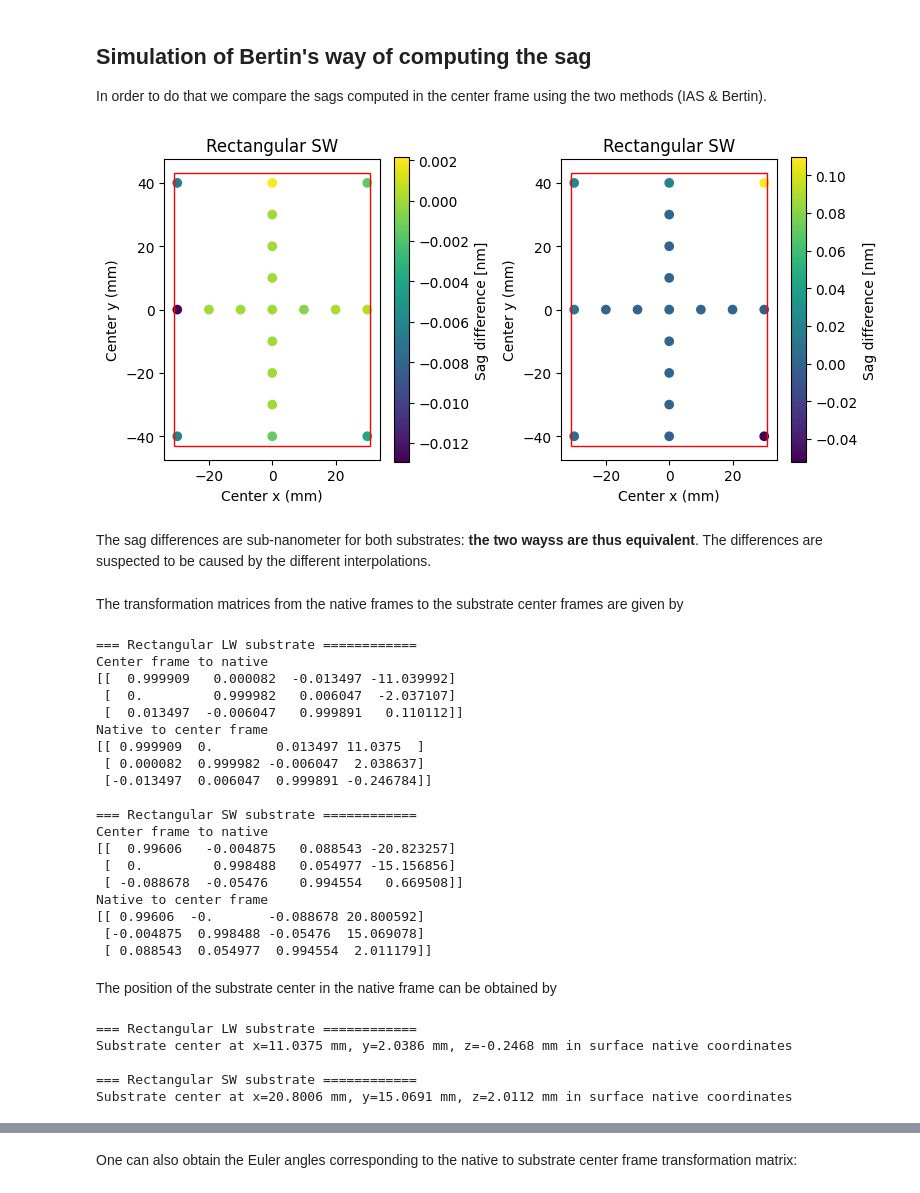
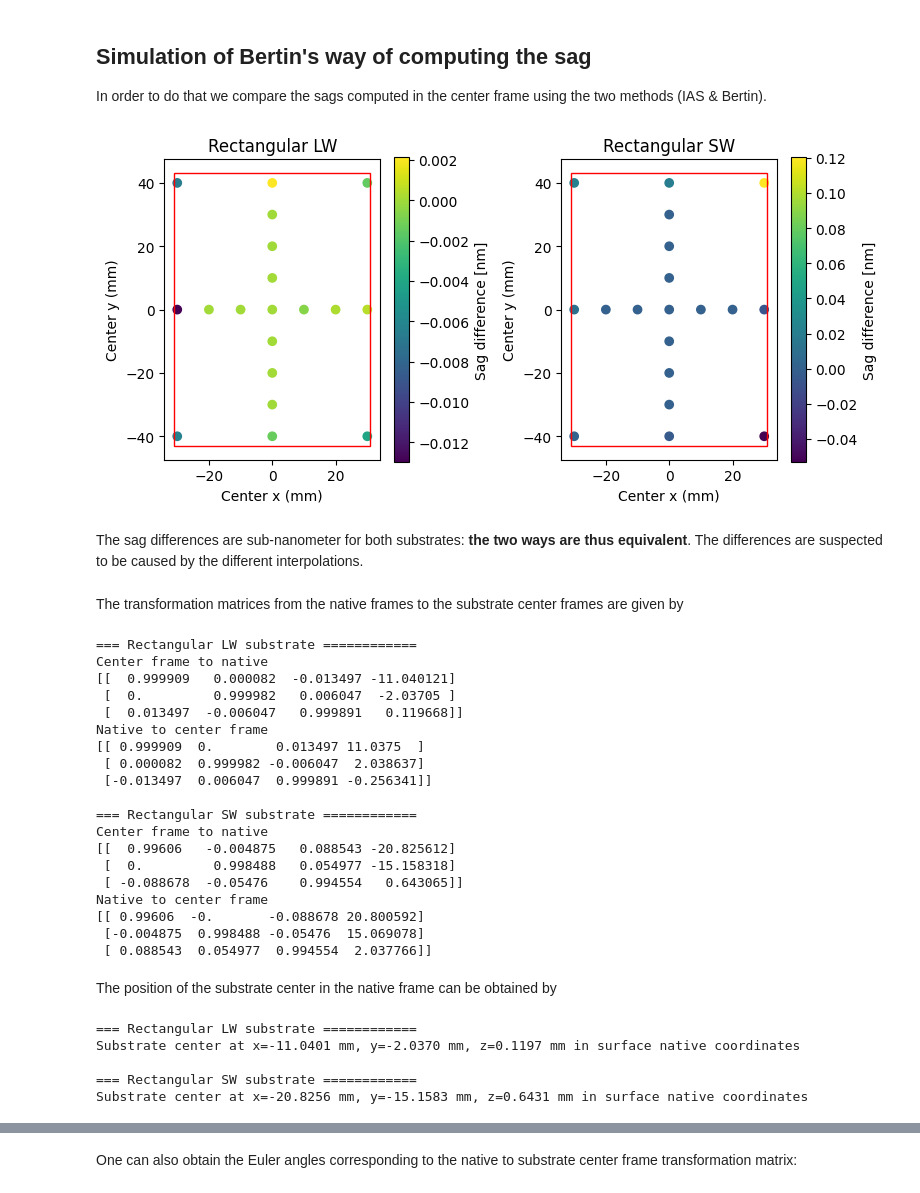
Before and after one commit to frederic-auchere/solar_c, a Jupyter notebook: sag_validation_with_bertin.ipynb, the cells around one changed output, grey strips where cells are left out. Drawn from its saved outputs; the diff is of its cells as text; code cells hidden in the pictures.

```diff
--- a/sag_validation_with_bertin.ipynb
+++ b/sag_validation_with_bertin.ipynb
@@ -121,6 +120,9 @@ We verify that the two substrate definitions are equivalent by comparing the sag
 # %%
 fig, axes = plt.subplots(1, 2, tight_layout=True, figsize=(8, 4))
 fig.suptitle('Sag difference between surfaces defined wrt EGA and substrate center')
+
+limits = x_min, x_max, y_min, y_max
+grid_center = substrate_center.grid(nx, ny, limits)
 
 for substrate_ega, substrate_center, ax in zip(substrates_ega, substrates_center, axes):
     # Translate the substrate points to the substrate frame (EGA & center) and define the corresponding grid
@@ -130,9 +132,6 @@ for substrate_ega, substrate_center, ax in zip(substrates_ega, substrates_center
     grid_ega = substrate_ega.grid(nx, ny, limits)
     sag_ega = substrate_ega.sag(grid_ega)[(iy, ix)]  # compute sag and select at the locations defined by Bertin
     # Center
-    limits = (x_min + substrate_center.aperture.dx, x_max + substrate_center.aperture.dx,
-              y_min + substrate_center.aperture.dy, y_max + substrate_center.aperture.dy)
-    grid_center = substrate_center.grid(nx, ny, limits)
     sag_center = substrate_center.sag(grid_center)[(iy, ix)]
     delta = sag_ega - sag_center  # sag difference
     # Compensate sag difference at substrate center between the two definitions
@@ -142,6 +141,7 @@ for substrate_ega, substrate_center, ax in zip(substrates_ega, substrates_center
 
     print(f'{substrate_ega.name} : PV={np.nanmax(delta) - np.nanmin(delta):.5f} nm, RMS={np.nanstd(delta):.5f} nm')
     plot_delta(ax, delta)
+    ax.set_title(substrate_ega.name)
 # %% [output]
 Rectangular LW : PV=0.00194 nm, RMS=0.00047 nm
 Rectangular SW : PV=0.17602 nm, RMS=0.03226 nm
@@ -153,7 +153,7 @@ For reference, we give here the sag values in the substrate center frames:
 # %%
 for substrate in substrates_center:
     print(f'=== {substrate.name} substrate ============')
-    sag = substrate.sag()[(iy, ix)]
+    sag = substrate.sag(grid_center)[iy, ix]
     print('x y z')
     for x, y, z in zip(bertin_center_x, bertin_center_y, sag):
         print(f'{x:.0f} {y:.0f} {z:.7f}')
@@ -189,37 +189,38 @@ for substrate_center, ax in zip(substrates_center, axes):
     native_surface = copy.deepcopy(substrate_center.surface)
     native_surface.dx, native_surface.dy, native_surface.dz = 0, 0, 0
     native_surface.alpha, native_surface.beta, native_surface.gamma = 0, 0, 0
 
     # define a regular grid in the surface native coordinates with enough margin to cover the substrate
     x_half_width = int(substrate_center.aperture.x_width / 2 + abs(substrate_center.surface.dx) + 2 * dx)
     y_half_width = int(substrate_center.aperture.y_width / 2 + abs(substrate_center.surface.dy) + 2 * dy)
     nx = int(2 * x_half_width / dx)
     nx += (nx + 1) % 2
     ny = int(2 * y_half_width / dy)
     ny += (ny + 1) % 2
     x_surface_native, y_surface_native = np.meshgrid(np.linspace(-x_half_width, x_half_width, nx),
                                                      np.linspace(-y_half_width, y_half_width, ny))
     # compute the corresponding sag
     z_surface_native = native_surface.sag((x_surface_native, y_surface_native))
 
     # Transform the coordinates from surface to substrate center coordinates
     xyz = np.stack((x_surface_native.ravel(),
                     y_surface_native.ravel(),
                     z_surface_native.ravel(),
                     np.ones(x_surface_native.size)))
     x_surface_center, y_surface_center, z_surface_center = substrate_center.surface.inverse_rotation_matrix() @ xyz
 
     # Interpolation at Bertin' locations
     xy = (grid_center[0].flatten(), grid_center[1].flatten())
     z = griddata((x_surface_center, y_surface_center), z_surface_center, xy, rescale=True, method='cubic').reshape(grid_center[0].shape)[iy, ix]
 
-    delta = substrate_center.sag()[iy, ix] - z
+    delta = substrate_center.sag(grid_center)[iy, ix] - z
     delta *= 1e6 # convert to [nm]
     plot_delta(ax, delta)
+    ax.set_title(substrate_center.name)
 # %% [output]
-[figure, old version]
+[figure, new version]
 # %% [markdown]
-The sag differences are sub-nanometer for both substrates: **the two wayss are thus equivalent**. The differences are suspected to be caused by the different interpolations.
+The sag differences are sub-nanometer for both substrates: **the two ways are thus equivalent**. The differences are suspected to be caused by the different interpolations.
 # %% [markdown]
 The transformation matrices from the native frames to the substrate center frames are given by
 # %%
@@ -233,34 +234,34 @@ for substrate in substrates_center:
 # %% [output]
 === Rectangular LW substrate ============
 Center frame to native
-[[  0.999909   0.000082  -0.013497 -11.039992]
- [  0.         0.999982   0.006047  -2.037107]
- [  0.013497  -0.006047   0.999891   0.110112]]
+[[  0.999909   0.000082  -0.013497 -11.040121]
+ [  0.         0.999982   0.006047  -2.03705 ]
+ [  0.013497  -0.006047   0.999891   0.119668]]
 Native to center frame
 [[ 0.999909  0.        0.013497 11.0375  ]
  [ 0.000082  0.999982 -0.006047  2.038637]
- [-0.013497  0.006047  0.999891 -0.246784]]
+ [-0.013497  0.006047  0.999891 -0.256341]]
 
 === Rectangular SW substrate ============
 Center frame to native
-[[  0.99606   -0.004875   0.088543 -20.823257]
- [  0.         0.998488   0.054977 -15.156856]
- [ -0.088678  -0.05476    0.994554   0.669508]]
+[[  0.99606   -0.004875   0.088543 -20.825612]
+ [  0.         0.998488   0.054977 -15.158318]
+ [ -0.088678  -0.05476    0.994554   0.643065]]
 Native to center frame
 [[ 0.99606  -0.       -0.088678 20.800592]
  [-0.004875  0.998488 -0.05476  15.069078]
- [ 0.088543  0.054977  0.994554  2.011179]]
+ [ 0.088543  0.054977  0.994554  2.037766]]
 # %% [markdown]
 The position of the substrate center in the native frame can be obtained by
 # %%
 for substrate in substrates_center:
     print(f'=== {substrate.name} substrate ============')
-    x, y, z = substrate.surface.inverse_rotation_matrix()[:, 3]
+    x, y, z = substrate.surface.rotation_matrix()[:, 3]
     print(f'Substrate center at x={x:.4f} mm, y={y:.4f} mm, z={z:.4f} mm in surface native coordinates')
     print('')
 # %% [output]
 === Rectangular LW substrate ============
-Substrate center at x=11.0375 mm, y=2.0386 mm, z=-0.2468 mm in surface native coordinates
+Substrate center at x=-11.0401 mm, y=-2.0370 mm, z=0.1197 mm in surface native coordinates
 
 === Rectangular SW substrate ============
-Substrate center at x=20.8006 mm, y=15.0691 mm, z=2.0112 mm in surface native coordinates
+Substrate center at x=-20.8256 mm, y=-15.1583 mm, z=0.6431 mm in surface native coordinates
```
Also changed, not shown: parts of 8 cells of this notebook.
